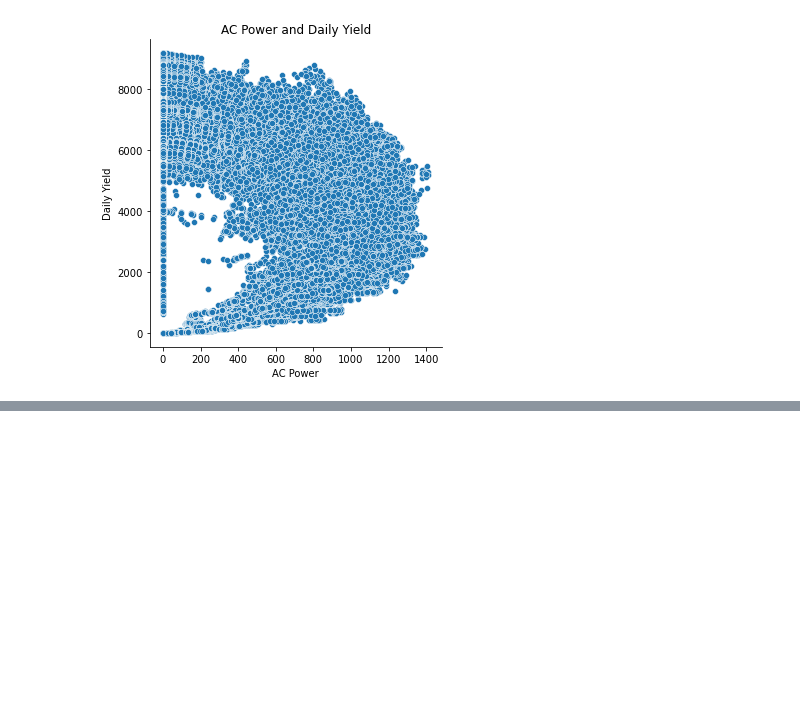
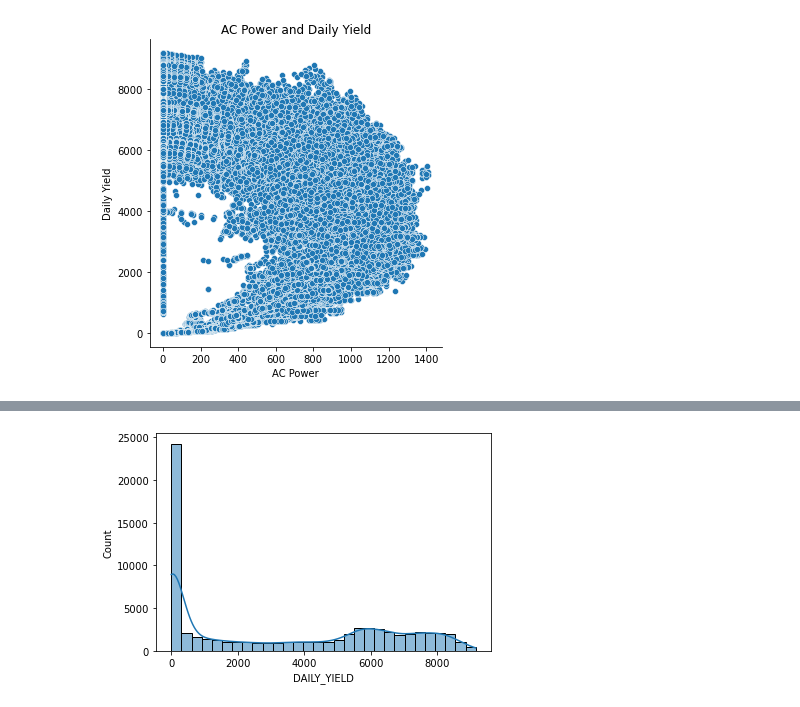
Before and after one commit to BurtonBarnes/solar, a Jupyter notebook: final_notebook.ipynb, the cells around one changed output, grey strips where cells are left out. Drawn from its saved outputs; the diff is of its cells as text; code cells hidden in the pictures; blank space fills up the shorter version.

```diff
--- a/final_notebook.ipynb
+++ b/final_notebook.ipynb
@@ -110,0 +126,5 @@ Text(-2.700000000000003, 0.5, 'Daily Yield')
+# %%
+sns.histplot(df.DAILY_YIELD, kde= True)
+plt.show()
+# %% [output]
+[figure, added]
```
Also changed, not shown: parts of 3 cells of this notebook.
